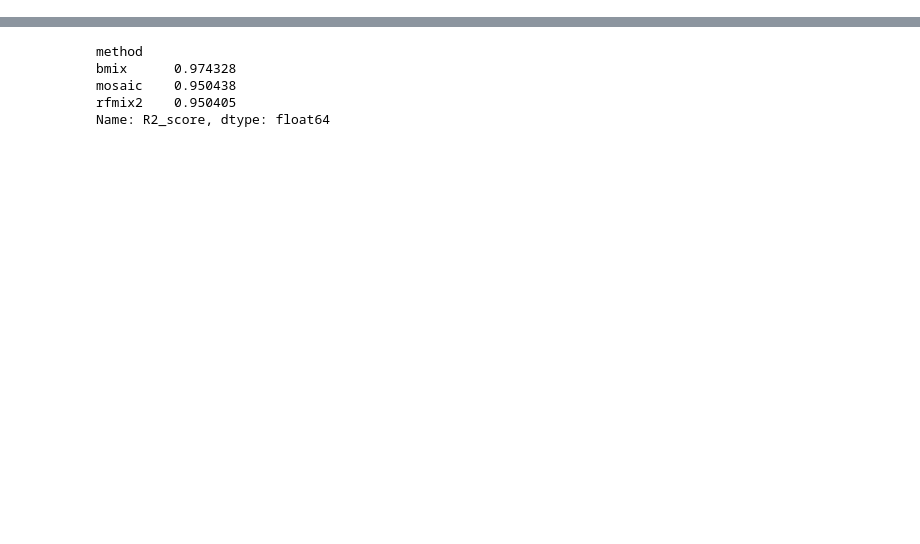
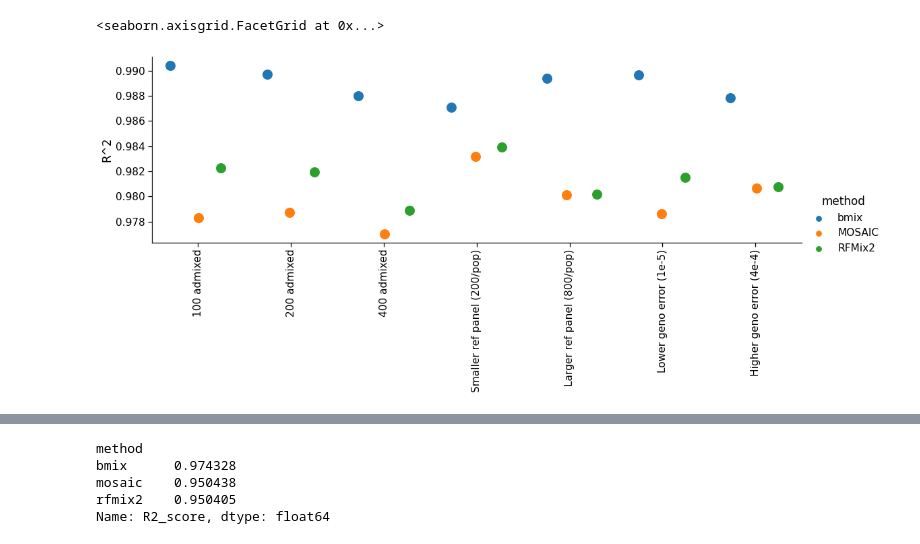
Before and after one commit to rwaples/lai-sim, a Jupyter notebook: workflow/notebooks/R2 plots.ipynb, the cells around one changed output, grey strips where cells are left out. Drawn from its saved outputs; the diff is of its cells as text; code cells hidden in the pictures; blank space fills up the shorter version.

```diff
--- a/workflow/notebooks/R2 plots.ipynb
+++ b/workflow/notebooks/R2 plots.ipynb
@@ -36 +46,16 @@ R2_ind = pd.concat(R2_dict.values())
 R2_ind = R2_ind.query("anal_id not in ['long_run', 'short_run']")
+# %%
+threepop_order = [
+ '3pop_1',
+ '3pop_2',
+ '3pop_3',
+ '3pop_4',
+ '3pop_5',
+ '3pop_6',
+ '3pop_7',
+ '3pop_8',
+ '3pop_9',
+ '3pop_b',
+ '3pop_d',
+ '3pop_e'
+]
@@ -75,0 +125,35 @@ g.set_xticklabels(list(names_dict.values()), rotation=90)
+# %%
+# Show each observation with a scatterplot
+data = pd.melt(R2_anc.reset_index(),
+               ['model_name', 'sim_id', 'anal_id', 'method'],
+               var_name='ancestry',
+               value_name='R2_score')
+
+data = data.groupby(['anal_id', 'method'])[['R2_score']].mean().reset_index()
+to_plot = [x for x in threepop_order[:8] if x != '3pop_6']
+g = sns.catplot(
+    x="anal_id",
+    y="R2_score",
+    hue="method",
+    #col='ancestry',
+    order = to_plot,
+    hue_order = ['bmix', 'MOSAIC', 'RFMix2'],
+    #col_order=['anc_0', 'anc_1', 'anc_2'],
+    data=data.sort_values('anal_id'),
+    dodge=True,
+    jitter=True,
+    alpha=1,
+    kind='strip',
+    aspect=3,
+    #marker="D",
+    s=15
+)
+
+g.set_xticklabels([names_dict[x] for x in to_plot])
+g.set_xticklabels(rotation=90)
+g.set(xlabel='')
+g.set(ylabel='R^2')
+#g.set(ylim= [0.95, 1])
+# %% [output]
+<seaborn.axisgrid.FacetGrid at 0x...>
+[figure, added]
```
Also changed, not shown: parts of 23 cells of this notebook, 6 other files.
